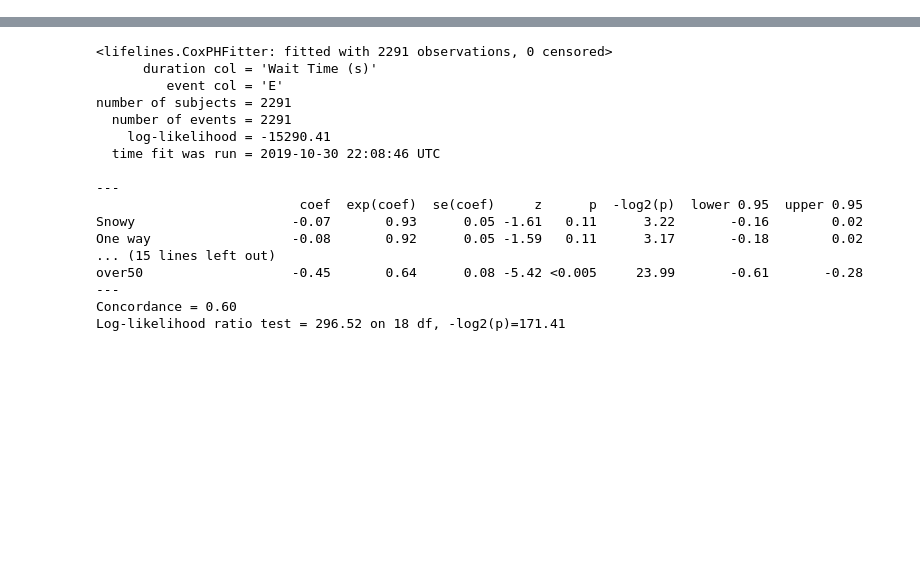
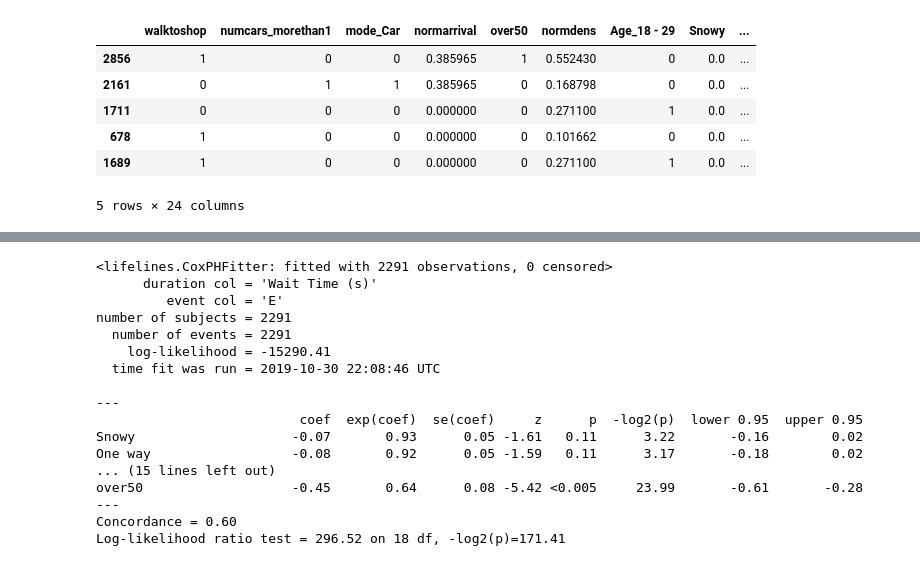
Before and after one commit to arashk1990/ProjectVR, a Jupyter notebook: models/cph.ipynb, the cells around one changed output, grey strips where cells are left out. Cells and saved outputs as stored; diff of their text form; code cells hidden in the pictures; blank space fills up the shorter version.

```diff
--- a/models/cph.ipynb
+++ b/models/cph.ipynb
@@ -14,2 +14,12 @@ with open('/home/arash/ProjectVR/cleaneddata/deepwaitdata/data', 'rb') as f:
+# %%
+NCtrain.head()
+# %% [output]
+|  | walktoshop | numcars_morethan1 | mode_Car | normarrival | over50 | normdens | Age_18 - 29 | Snowy | ... |
+| 2856 | 1 | 0 | 0 | 0.385965 | 1 | 0.552430 | 0 | 0.0 | ... |
+| 2161 | 0 | 1 | 1 | 0.385965 | 0 | 0.168798 | 0 | 0.0 | ... |
+| 1711 | 0 | 0 | 0 | 0.000000 | 0 | 0.271100 | 1 | 0.0 | ... |
+| 678 | 1 | 0 | 0 | 0.000000 | 0 | 0.101662 | 0 | 0.0 | ... |
+| 1689 | 1 | 0 | 0 | 0.000000 | 0 | 0.271100 | 1 | 0.0 | ... |
+5 rows × 24 columns
 # %%
 cph = CoxPHFitter()
```
Also changed, not shown: parts of 9 cells of this notebook.
